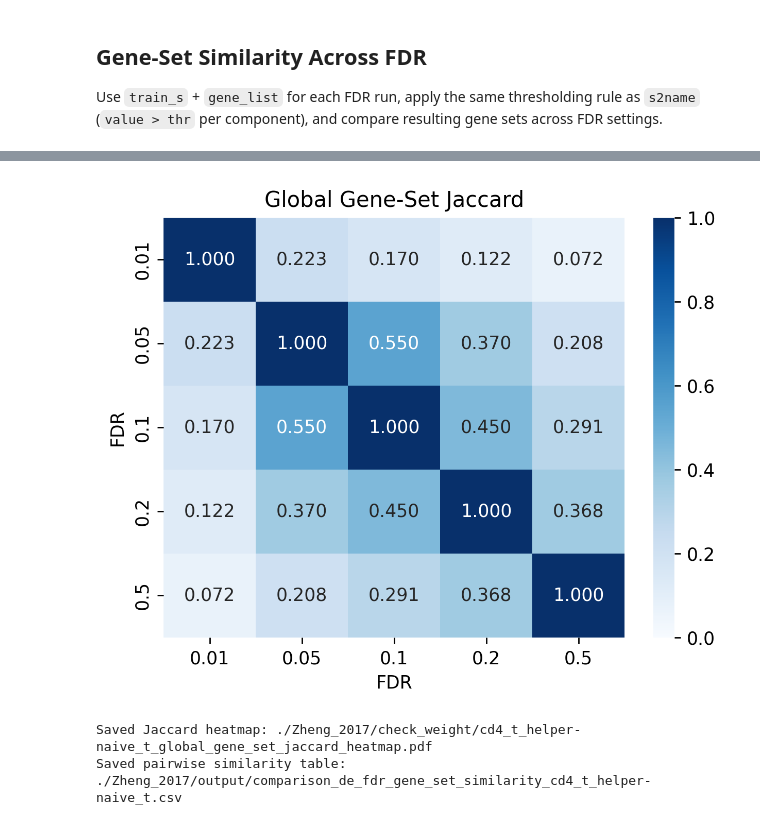
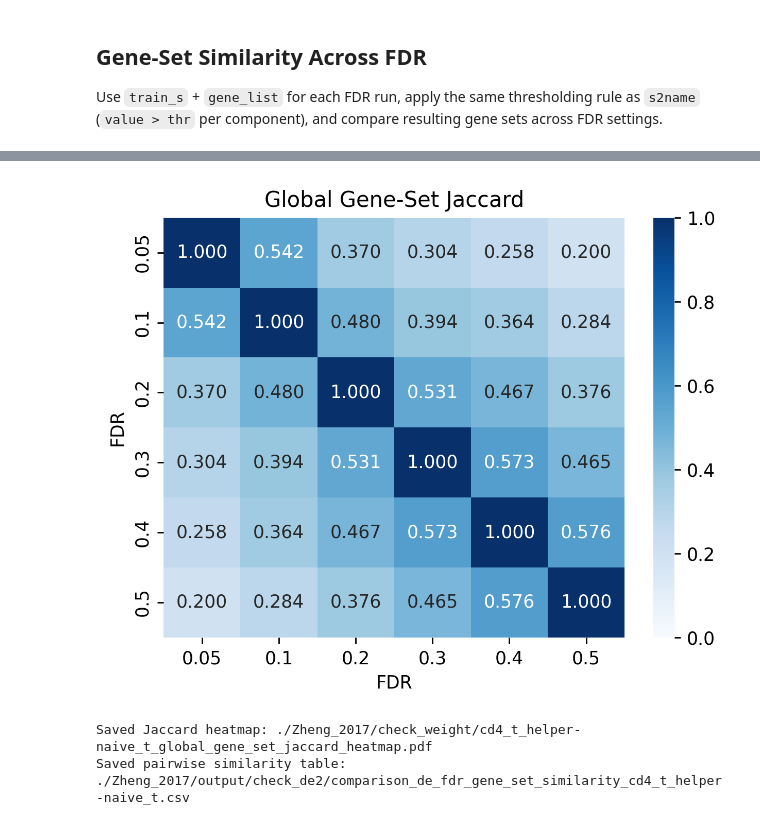
Before and after one commit to Sun-lab/SDAN, a Jupyter notebook: check_de.ipynb, the cells around one changed output, grey strips where cells are left out. Saved outputs shown, nothing was run; the diff lists cells and outputs as text; code cells hidden in the pictures.

```diff
--- a/check_de.ipynb
+++ b/check_de.ipynb
@@ -28,8 +28,7 @@ data_dir = './Zheng_2017/'
 cell_types = ['cd4_t_helper', 'naive_t']
 
 # Optional: set manually if you only want specific FDR values
-# requested_fdrs = [0.01, 0.05, 0.1]
-requested_fdrs = None
+requested_fdrs = [0.05, 0.1, 0.2, 0.3, 0.4, 0.5]
 # %%
 def load_biogrid_edges():
     candidates = [
@@ -110,7 +109,7 @@ def discover_de_runs(output_dir, cell_type_str):
     return run_df
 # %%
 d = data_dir
-output_dir = os.path.join(d, 'output')
+output_dir = os.path.join(d, 'output/check_de2')
 check_dir = os.path.join(d, 'check_weight')
 os.makedirs(check_dir, exist_ok=True)
 
@@ -209,17 +211,16 @@ Saved summary: ./Zheng_2017/output/comparison_de_fdr_cd4_t_helper-naive_t.csv
 # %%
 # Visualize all train_s matrices across FDR settings (display only, no save)
+import seaborn as sns
+
 for _, run in run_df.sort_values('fdr').iterrows():
     fdr = float(run['fdr'])
     label = run['label']
     train_s = np.load(run['train_s_path'])
 
-    plt.figure(figsize=(6, 4), dpi=150)
-    plt.imshow(train_s, aspect='auto', cmap='Blues')
-    plt.colorbar(label='Loading value')
-    plt.title(f'train_s heatmap | {label} | FDR={fdr:g}')
-    plt.xlabel('Components')
-    plt.ylabel('Genes')
-    plt.tight_layout()
+    cg = sns.clustermap(train_s, col_cluster=False, cmap='Blues')
+    cg.fig.suptitle(f'train_s clustermap | {label} | FDR={fdr:g}', y=1.02)
+    cg.ax_heatmap.set_xlabel('Components')
+    cg.ax_heatmap.set_ylabel('Genes')
     plt.show()
-    plt.close()
+    plt.close(cg.fig)
 # %% [output]
@@ -345,36 +506,59 @@ component_size_df
 # Plot only Jaccard similarity (global gene-set Jaccard) across FDR runs
 def to_sym_matrix(df, value_col):
     idx = sorted(set(df['fdr_1']).union(set(df['fdr_2'])))
     mat = pd.DataFrame(np.nan, index=idx, columns=idx, dtype=float)
     for _, r in df.iterrows():
         i, j = float(r['fdr_1']), float(r['fdr_2'])
         v = float(r[value_col])
         mat.loc[i, j] = v
         mat.loc[j, i] = v
     return mat
+
+if 'pair_df' not in globals() or pair_df is None or len(pair_df) == 0:
+    fdrs = sorted(fdr_runs.keys())
+    pair_rows = []
+    for i, f1 in enumerate(fdrs):
+        for j, f2 in enumerate(fdrs):
+            if j < i:
+                continue
+            a = fdr_runs[f1]
+            b = fdr_runs[f2]
+            comp_j = component_jaccard_best_match(a['comp_sets'], b['comp_sets'])
+            global_j = jaccard(a['global_set'], b['global_set'])
+            ari_like, n_shared, ji_like = ri_like_first_membership(a['comp_sets'], b['comp_sets'])
+            pair_rows.append({
+                'fdr_1': f1,
+                'fdr_2': f2,
+                'component_jaccard_best_match': comp_j,
+                'global_gene_set_jaccard': global_j,
+                'ari_like_first_membership': ari_like,
+                'ji_like_first_membership': ji_like,
+                'n_shared_genes_for_ari_like': n_shared,
+            })
+    pair_df = pd.DataFrame(pair_rows).sort_values(['fdr_1', 'fdr_2']).reset_index(drop=True)
 
 jaccard_col = 'global_gene_set_jaccard'
 mat = to_sym_matrix(pair_df, jaccard_col)
 
 plt.figure(figsize=(5.2, 4.2), dpi=250)
 sns.heatmap(mat, annot=True, fmt='.3f', cmap='Blues', vmin=0, vmax=1, cbar=True)
 plt.title('Global Gene-Set Jaccard')
 plt.xlabel('FDR')
 plt.ylabel('FDR')
 plt.tight_layout()
 
 out_path = os.path.join(check_dir, f'{cell_type_str}_{jaccard_col}_heatmap.pdf')
 plt.savefig(out_path)
 plt.show()
 
 pair_csv = os.path.join(output_dir, f'comparison_de_fdr_gene_set_similarity_{cell_type_str}.csv')
 pair_df.to_csv(pair_csv, index=False)
 print(f'Saved Jaccard heatmap: {out_path}')
 print(f'Saved pairwise similarity table: {pair_csv}')
 # %% [output]
-[figure, old version]
+[figure, new version]
 Saved Jaccard heatmap: ./Zheng_2017/check_weight/cd4_t_helper-naive_t_global_gene_set_jaccard_heatmap.pdf
-Saved pairwise similarity table: ./Zheng_2017/output/comparison_de_fdr_gene_set_similarity_cd4_t_helper-naive_t.csv
+Saved pairwise similarity table: ./Zheng_2017/output/check_de2/comparison_de_fdr_gene_set_similarity_cd4_t_helper-naive_t.csv
 # %%
 # compute_cluster_RI-style overlap across FDR runs and visualize as a heatmap
 def compute_cluster_ri_like_from_sets(comp_sets_a, comp_sets_b):
```
Also changed, not shown: parts of 5 cells of this notebook.
